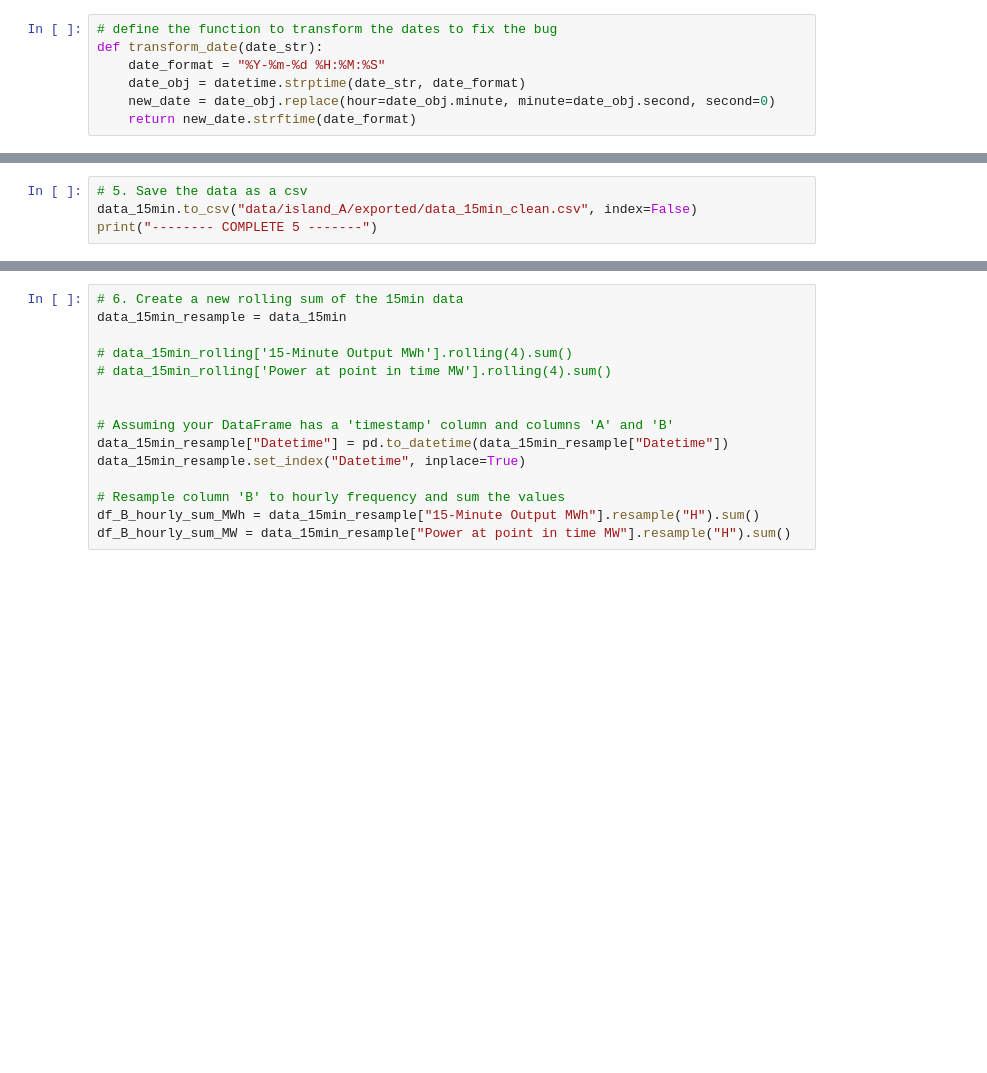
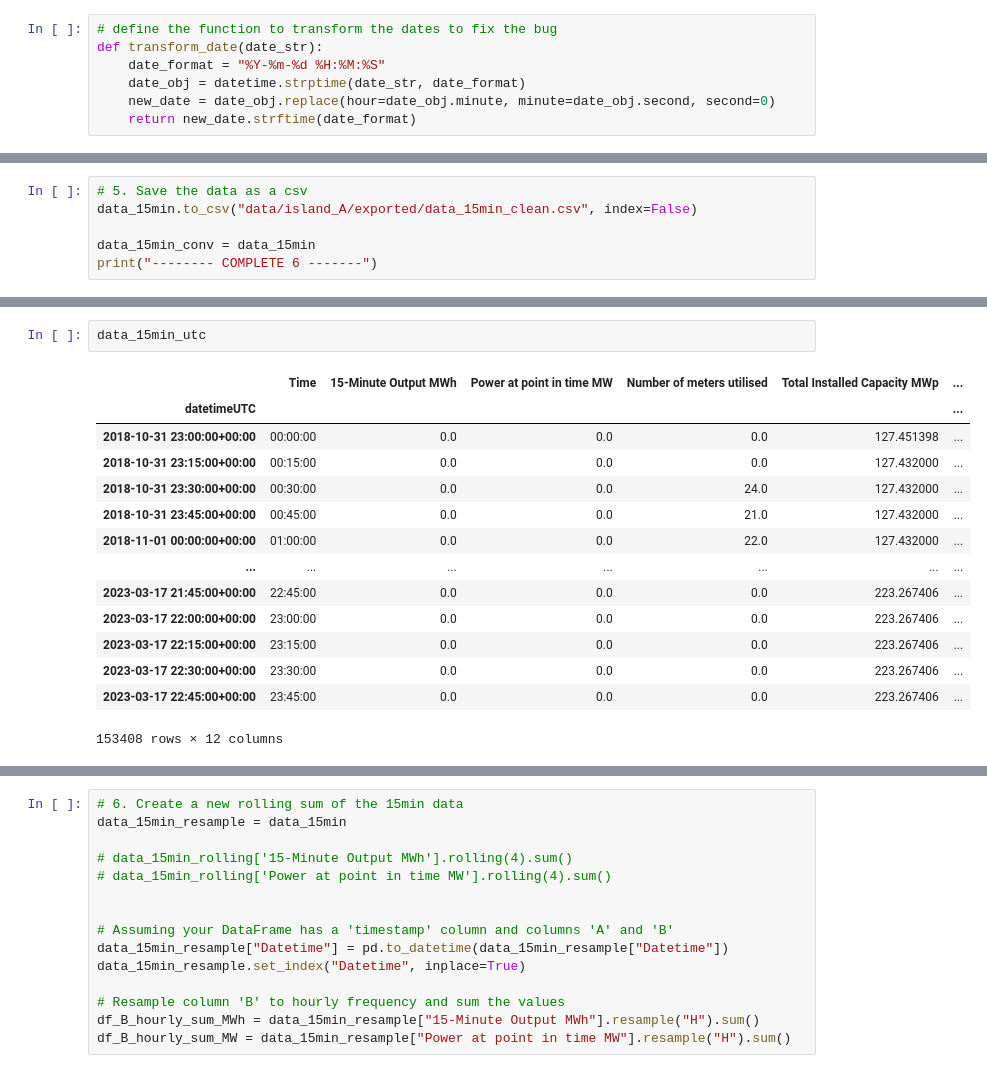
Before and after one commit to openclimatefix/pv-site-prediction, a Jupyter notebook: notebooks/island_data_import.ipynb, the cells around one changed output, grey strips where cells are left out. Cells and saved outputs as stored; diff of their text form; blank space fills up the shorter version.

```diff
--- a/notebooks/island_data_import.ipynb
+++ b/notebooks/island_data_import.ipynb
@@ -160,4 +284,6 @@ print("-------- COMPLETE 4 -------")
 # %%
 # 5. Save the data as a csv
 data_15min.to_csv("data/island_A/exported/data_15min_clean.csv", index=False)
-print("-------- COMPLETE 5 -------")
+
+data_15min_conv = data_15min
+print("-------- COMPLETE 6 -------")
@@ -163,0 +365,17 @@ print("-------- COMPLETE 5 -------")
+# %%
+data_15min_utc
+# %% [output]
+|  | Time | 15-Minute Output MWh | Power at point in time MW | Number of meters utilised | Total Installed Capacity MWp | ... |
+| datetimeUTC |  |  |  |  |  | ... |
+| 2018-10-31 23:00:00+00:00 | 00:00:00 | 0.0 | 0.0 | 0.0 | 127.451398 | ... |
+| 2018-10-31 23:15:00+00:00 | 00:15:00 | 0.0 | 0.0 | 0.0 | 127.432000 | ... |
+| 2018-10-31 23:30:00+00:00 | 00:30:00 | 0.0 | 0.0 | 24.0 | 127.432000 | ... |
+| 2018-10-31 23:45:00+00:00 | 00:45:00 | 0.0 | 0.0 | 21.0 | 127.432000 | ... |
+| 2018-11-01 00:00:00+00:00 | 01:00:00 | 0.0 | 0.0 | 22.0 | 127.432000 | ... |
+| ... | ... | ... | ... | ... | ... | ... |
+| 2023-03-17 21:45:00+00:00 | 22:45:00 | 0.0 | 0.0 | 0.0 | 223.267406 | ... |
+| 2023-03-17 22:00:00+00:00 | 23:00:00 | 0.0 | 0.0 | 0.0 | 223.267406 | ... |
+| 2023-03-17 22:15:00+00:00 | 23:15:00 | 0.0 | 0.0 | 0.0 | 223.267406 | ... |
+| 2023-03-17 22:30:00+00:00 | 23:30:00 | 0.0 | 0.0 | 0.0 | 223.267406 | ... |
+| 2023-03-17 22:45:00+00:00 | 23:45:00 | 0.0 | 0.0 | 0.0 | 223.267406 | ... |
+153408 rows × 12 columns
```
Also changed, not shown: parts of 23 cells of this notebook.
